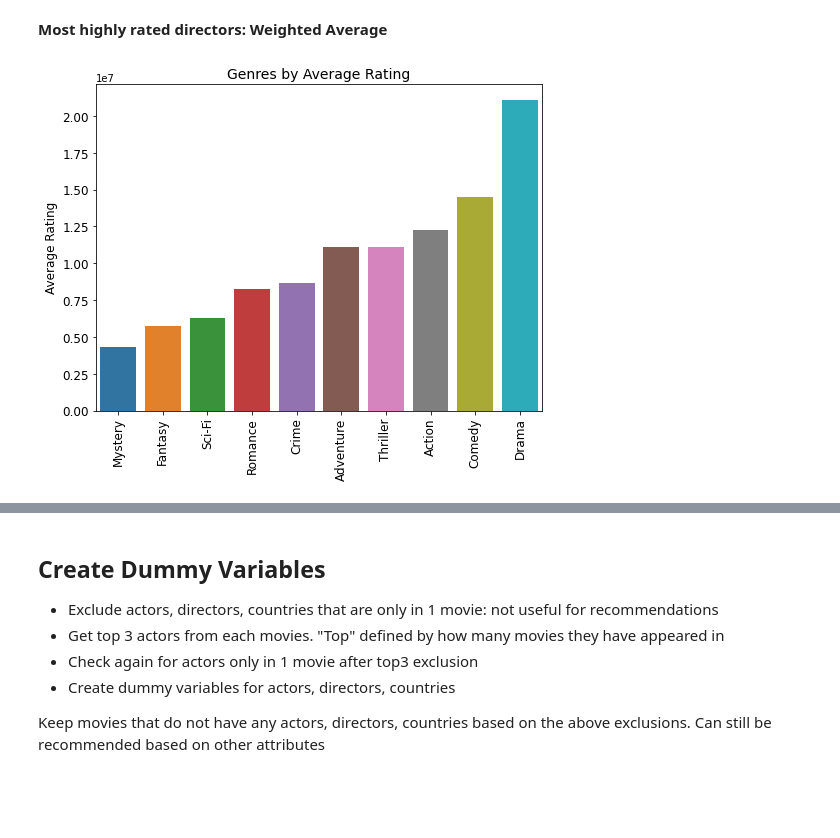
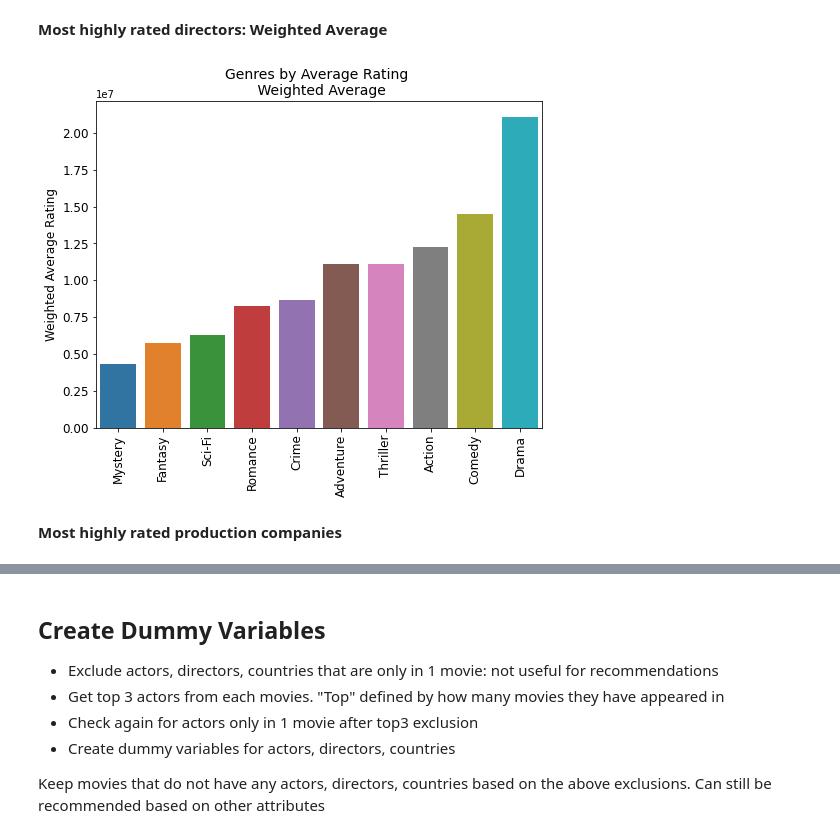
Before and after one commit to GovindBhala/DS5500-Movie-Recommendation-System, a Jupyter notebook: recommendation data exploration.ipynb, the cells around one changed output, grey strips where cells are left out. Drawn from its saved outputs; the diff is of its cells as text; code cells hidden in the pictures; blank space fills up the shorter version.

```diff
--- a/recommendation data exploration.ipynb
+++ b/recommendation data exploration.ipynb
@@ -65,7 +66,8 @@ df = df.rename(columns = {'title_x':'title_eng', 'title_y':'title_orig'})
 new_num_movies = len(df)
 # %%
 # limit to relevant columns
-df = df[['movieId', 'title_eng', 'year', 'genre', 'genres', 'director', 'actors', 'country', 'description']]
+df = df[['movieId', 'title_eng', 'year', 'genre', 'genres', 'director', 'actors', 'country',
+         'description', 'production_company']]
 # %%
 # Merge rating dataset with movies
 # lose some movies in merge because not in imdb movie set
@@ -127,3 +131,11 @@ tags[tags.relevance > 0.75].movieId.nunique()
+# %%
+# decade to filter by
+def rounddown(row):
+    return int(math.floor(row / 10.0)) * 10
+
+df['decade'] = df.year.apply(lambda row: rounddown(row))
+# convert to string for filtering with lists
+df.decade = df.decade.apply(str)
 # %% [markdown]
 ## Clean Genre Variable
 - IMDB and MovieLens sometimes have a different genre list for the same movie. Take the union of both lists to get the max number of genres/information.
@@ -643,6 +692,8 @@ genres_expanded = genres_expanded.sort_values('weighted_avg')
 # %%
 # plot
 ax = barplot(genres_expanded.tail(10), 'genre', 'weighted_avg',
-             'Genres by Average Rating', 'Average Rating')
+             'Genres by Average Rating \n Weighted Average', 'Weighted Average Rating')
 # %% [output]
-[figure, old version]
+[figure, new version]
+# %% [markdown]
+__Most highly rated production companies__
```
Also changed, not shown: parts of 23 cells of this notebook, 8 other files.
